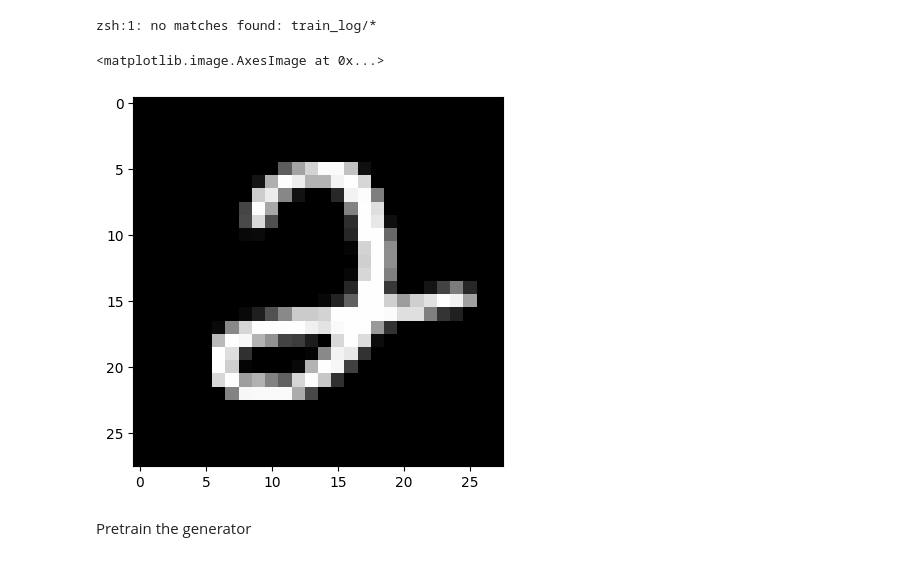
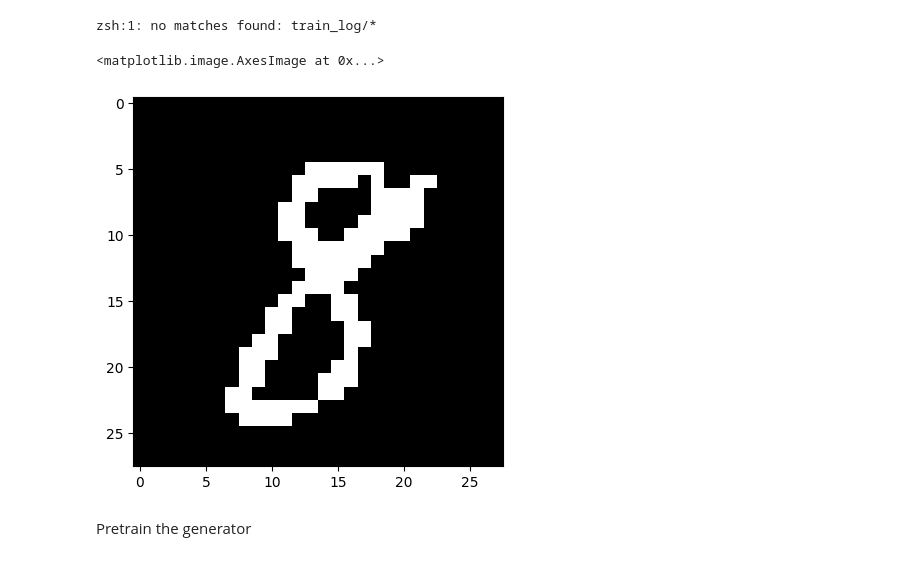
Before and after one commit to alfredbackhouse/3rd-year-project, a Jupyter notebook: 3rd_year_project.ipynb, the cells around one changed output. Saved outputs shown, nothing was run; the diff lists cells and outputs as text; code cells hidden in the pictures.

```diff
--- a/3rd_year_project.ipynb
+++ b/3rd_year_project.ipynb
@@ -1,11 +1,13 @@
 # %%
 # Do we need to train the discriminator and generator?
 # or just load the weights?
-TRAIN_DISCRIMINATOR = True
-TRAIN_GENERATOR = True
-TARGET_DIGIT = 2
+TRAIN_DISCRIMINATOR = False
+TRAIN_GENERATOR = False
+TARGET_DIGIT = 8
+MUTATE_POOL = True
+LOSS_TYPE = 'l2'
 
-iters_lower, iters_upper = 64, 65
+iters_lower, iters_upper = 70, 71
 # %%
 #@title imports and notebook utils
 
@@ -123,7 +125,7 @@ class VideoWriter:
 train_images = train_images.reshape(train_images.shape[0], 28, 28, 1).astype('float32')
 train_images = 1 * ((train_images) / 255)
 BUFFER_SIZE = 60000
-BATCH_SIZE = 16
+BATCH_SIZE = 256
 
 # Separate images of '1' and other digits
 images_of_target = train_images[train_labels == TARGET_DIGIT]
@@ -137,18 +139,16 @@ downsampled_images_of_others = images_of_others[:size_of_targets]
 combined_images = np.concatenate((images_of_target, downsampled_images_of_others), axis=0)
 combined_labels = np.concatenate((np.ones(size_of_targets), np.zeros(size_of_targets)), axis=0)
 
-# Shuffle the combined dataset
-shuffled_indices = np.random.permutation(combined_images.shape[0])
-combined_images = combined_images[shuffled_indices]
-combined_labels = combined_labels[shuffled_indices]
+# # Shuffle the combined dataset
+# shuffled_indices = np.random.permutation(combined_images.shape[0])
+# combined_images = combined_images[shuffled_indices]
+# combined_labels = combined_labels[shuffled_indices]
 
 # Create the TensorFlow dataset
 x_train = tf.data.Dataset.from_tensor_slices((combined_images, combined_labels)).shuffle(BUFFER_SIZE).batch(BATCH_SIZE)
 
 # take a target image
-target_image = images_of_target[1]
-
-x_train = tf.data.Dataset.from_tensor_slices((train_images, train_labels)).shuffle(BUFFER_SIZE).batch(BATCH_SIZE)
+target_image = images_of_target[5]
 
 
 
@@ -544,10 +553,12 @@ x = make_seed(1)
 # %% [output]
 zsh:1: no matches found: train_log/*
 # %%
-plt.imshow(target_image[:, :, :] * 127.5 + 127.5, cmap='gray')
+rounded_target_image = tf.where(target_image > 0.5, 1.0, 0.0)
+
+plt.imshow(rounded_target_image[:, :, :] * 127.5 + 127.5, cmap='gray')
 # %% [output]
 <matplotlib.image.AxesImage at 0x...>
-[figure, old version]
+[figure, new version]
 # %% [markdown]
 Pretrain the generator
 # %%
```
Also changed, not shown: parts of 19 cells of this notebook.
